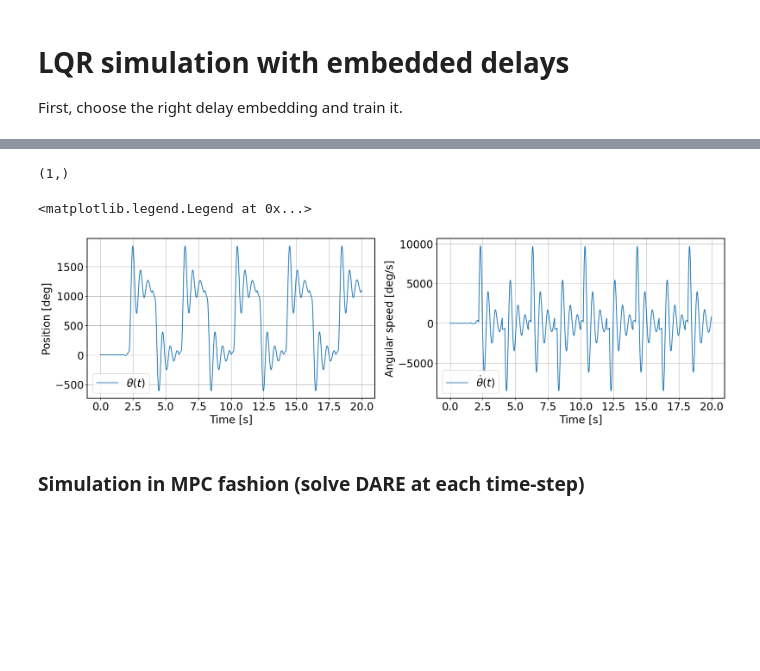
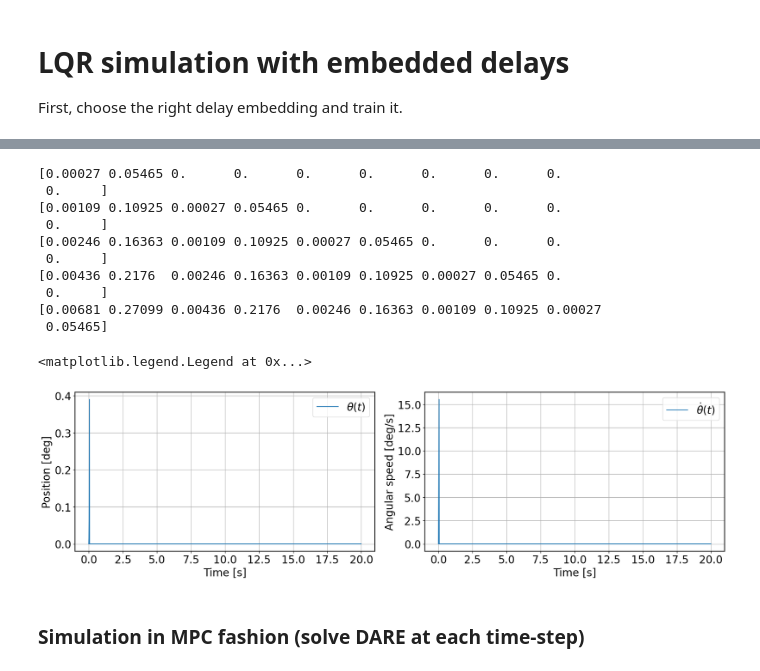
Before and after one commit to CedricFont/Subspace-learning-for-robot-application, a Jupyter notebook: LQR simulation/PendulumDelayEmbeddings.ipynb, the cells around one changed output, grey strips where cells are left out. Cells and saved outputs as stored; diff of their text form; code cells hidden in the pictures; blank space fills up the shorter version.

```diff
--- a/LQR simulation/PendulumDelayEmbeddings.ipynb
+++ b/LQR simulation/PendulumDelayEmbeddings.ipynb
@@ -124,10 +121,12 @@ print(DLS1.A_p.shape, DLS1.B_p.shape)
 (2, 100) (2,)
 # %%
 # Several plots
-pend = pend1
-nb_delay = [50]
+pend = pend2
+# nb_delay = [1,10,20,30,40,50,100,150,180,200,250,300,400,500]
+nb_delay = [1,3,5,7,10,15,20,30,50,60,70]
 nb_plots = len(nb_delay)
 horizon = np.int(pend.N/4)
+explained_var = .01
 
 plt.rcParams['font.size'] = 20
 fig, ax = plt.subplots(1, 2, constrained_layout = True, figsize=(30,10))
@@ -144,7 +143,9 @@ ax[1].legend()
 for i in range(nb_plots):
     tau = nb_delay[i]
     DLS1 = DelayedLeastSquare(pend.X, tau, horizon, pend.U[:], nb_u=1)
-    DLS1.truncate(rank=9)
+    DLS1.SVD(truncation_ratio=explained_var)
+#     DLS1.truncate(rank=0)
+    DLS1.truncate(rank=DLS1.optimal_truncation)
     DLS1.computeTrajectory(pend.X0, pend.U)
     DLS1.computePrecision(pend.X)
 
@@ -168,10 +169,12 @@ for i in range(nb_plots):
 # LQR simulation with embedded delays <br>
 First, choose the right delay embedding and train it.
 # %%
-tau = 60
+tau = 5
 DLS1 = DelayedLeastSquare(pend.X, tau, horizon, pend.U[:], nb_u=1)
-DLS1.truncate(rank=9)
-DLS1.computeTrajectory(pend.X0, pend.U, low_rank=True)
+DLS1.SVD(truncation_ratio=.2)
+DLS1.truncate(rank=DLS1.optimal_truncation)
+# DLS1.truncate(rank=30)
+DLS1.computeTrajectory(pend.X0, pend.U)
 
 plt.rcParams['font.size'] = 20
 fig, ax = plt.subplots(1, 2, constrained_layout = True, figsize=(30,10))
@@ -220,7 +223,7 @@ for i in range(1,pend1.N):
 lqr_tracking.seq_xi = seq_tracking
 
 # Control precision
-u_std = 1. # means 1e-3
+u_std = -2. # means 1e-3
 lqr_tracking.gmm_u = u_std
 
 # Tracking precision
@@ -242,6 +245,7 @@ X0 = np.zeros((10,2*tau))
 xs, us = lqr_tracking.make_rollout(X0)
 
 # Plot
+plt.rcParams['font.size'] = 20
 fig,ax = plt.subplots(1, 2, constrained_layout = True, figsize=(18,5))
 xs_mean = np.mean(xs, axis=0)
 xs_std  = np.std(xs, axis=0)
@@ -262,36 +270,50 @@ print(xs_mean[:,0])
 # %%
 X0 = np.zeros(shape=[2*tau]) # Initial condition : [position [rad], velocity [rad/s]]
 t_interval = pend.dt # Time-interval for one step to occur
 Xc = np.zeros(shape=[pend.N,2*tau]) # Controlled trajectory
 Uc = np.zeros(shape=[pend.N-1]) # Control input history
-Xc[0,:] = X0
-print(lqr_tracking.get_command(Xc[0,:], 0).shape)
+X_tau = np.zeros(shape=[2*tau]) # Vector for storing all x's past delays
+Xc[0,:], X_tau = X0, X0
 f = lambda theta, u : pend.dynamicsDelayed(theta, u, tau)
 # Simulate the closed-loop trajectory for the non-linear dynamics
-for i in range(pend.N-1):
+for i in range(5):
 
-    u = lqr_tracking.get_command(Xc[i,:], i) # Retrieve LQR control input
+    u = lqr_tracking.get_command(X_tau, i) # Retrieve LQR control input
     Uc[i] = u
     # Next point of the non-linear controlled trajectory
     Xc[i+1,:] = RK4(f, Xc[i,:], [u], t_interval, type='controller-step-by-step').T
+    # Shift elements in delays vector
+    X_tau = np.roll(X_tau,2)
+    X_tau[0:2] = Xc[i+1,0:2]
+    print(X_tau)
 
 # Plot
+plt.rcParams['font.size'] = 20
 fig,ax = plt.subplots(1, 2,
                        constrained_layout = True, figsize=(18,5))
 
 ax[0].plot(pend.T, rad2deg(Xc[:,0]), label=r"$\theta (t)$")
 ax[0].set_xlabel('Time [s]'), ax[0].set_ylabel('Position [deg]')
 ax[0].grid()
 ax[0].legend()
 
 ax[1].plot(pend.T, rad2deg(Xc[:,1]), label=r"$\dot{\theta} (t)$")
 ax[1].set_xlabel('Time [s]'), ax[1].set_ylabel('Angular speed [deg/s]')
 ax[1].grid()
 ax[1].legend()
 # %% [output]
-(1,)
+[0.00027 0.05465 0.      0.      0.      0.      0.      0.      0.
+ 0.     ]
+[0.00109 0.10925 0.00027 0.05465 0.      0.      0.      0.      0.
+ 0.     ]
+[0.00246 0.16363 0.00109 0.10925 0.00027 0.05465 0.      0.      0.
+ 0.     ]
+[0.00436 0.2176  0.00246 0.16363 0.00109 0.10925 0.00027 0.05465 0.
+ 0.     ]
+[0.00681 0.27099 0.00436 0.2176  0.00246 0.16363 0.00109 0.10925 0.00027
+ 0.05465]
 <matplotlib.legend.Legend at 0x...>
-[figure, old version]
+[figure, new version]
 # %% [markdown]
 ### Simulation in MPC fashion (solve DARE at each time-step)
 # %%
```
Also changed, not shown: parts of 8 cells of this notebook, 1 other file.
